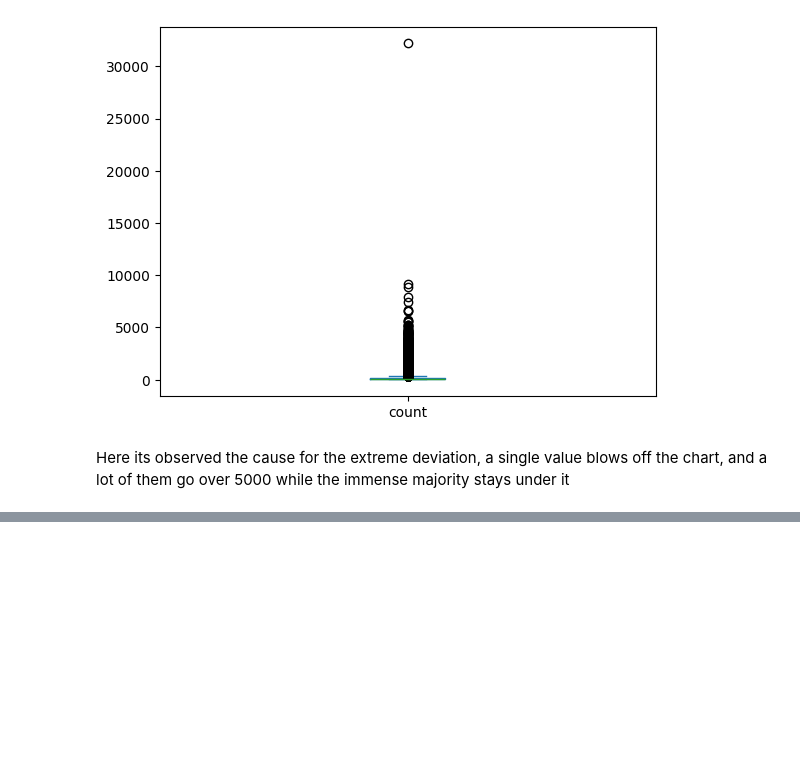
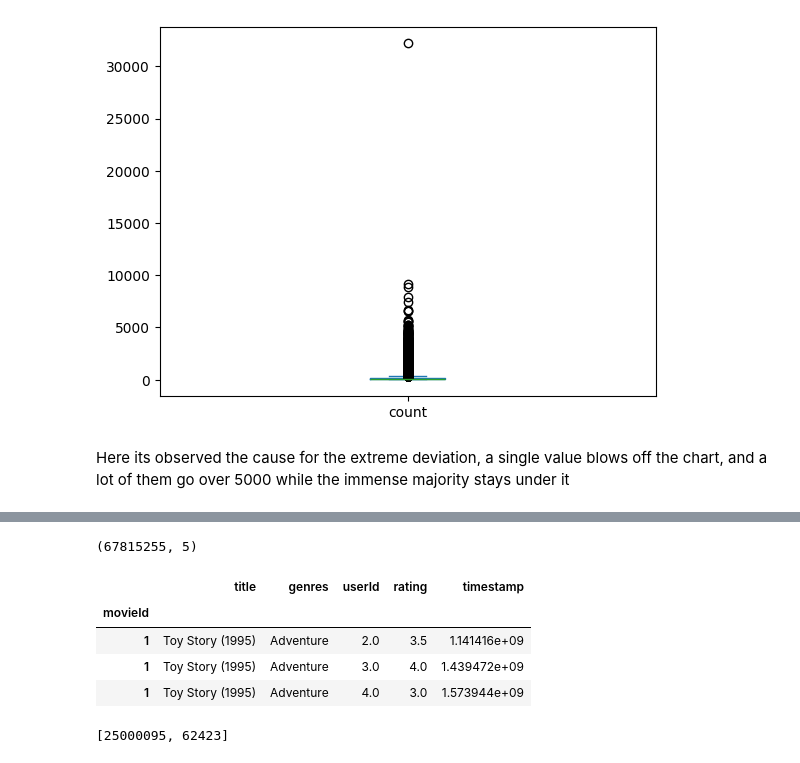
Before and after one commit to Ignacio-sw/movie-recommendation, a Jupyter notebook: eda.ipynb, the cells around one changed output, grey strips where cells are left out. Drawn from its saved outputs; the diff is of its cells as text; code cells hidden in the pictures; blank space fills up the shorter version.

```diff
--- a/eda.ipynb
+++ b/eda.ipynb
@@ -166,0 +157,12 @@ ModuleNotFoundError: No module named 'nbformat'
+# %%
+combined_genre = movies_genre.set_index("movieId").join(other=ratings_df.set_index("movieId"), on="movieId", validate="m:m", lsuffix="L", rsuffix="R")
+# %%
+print(combined_genre.shape)
+combined_genre.head(3)
+# %% [output]
+(67815255, 5)
+|  | title | genres | userId | rating | timestamp |
+| movieId |  |  |  |  |  |
+| 1 | Toy Story (1995) | Adventure | 2.0 | 3.5 | 1.141416e+09 |
+| 1 | Toy Story (1995) | Adventure | 3.0 | 4.0 | 1.439472e+09 |
+| 1 | Toy Story (1995) | Adventure | 4.0 | 3.0 | 1.573944e+09 |
@@ -166,0 +175,7 @@ ModuleNotFoundError: No module named 'nbformat'
+# %%
+matrix_shape = []
+matrix_shape.append(ratings_df.shape[0])
+matrix_shape.append(movies_df.shape[0])
+matrix_shape
+# %% [output]
+[25000095, 62423]
```
Also changed, not shown: parts of 5 cells of this notebook, 1 other file.
